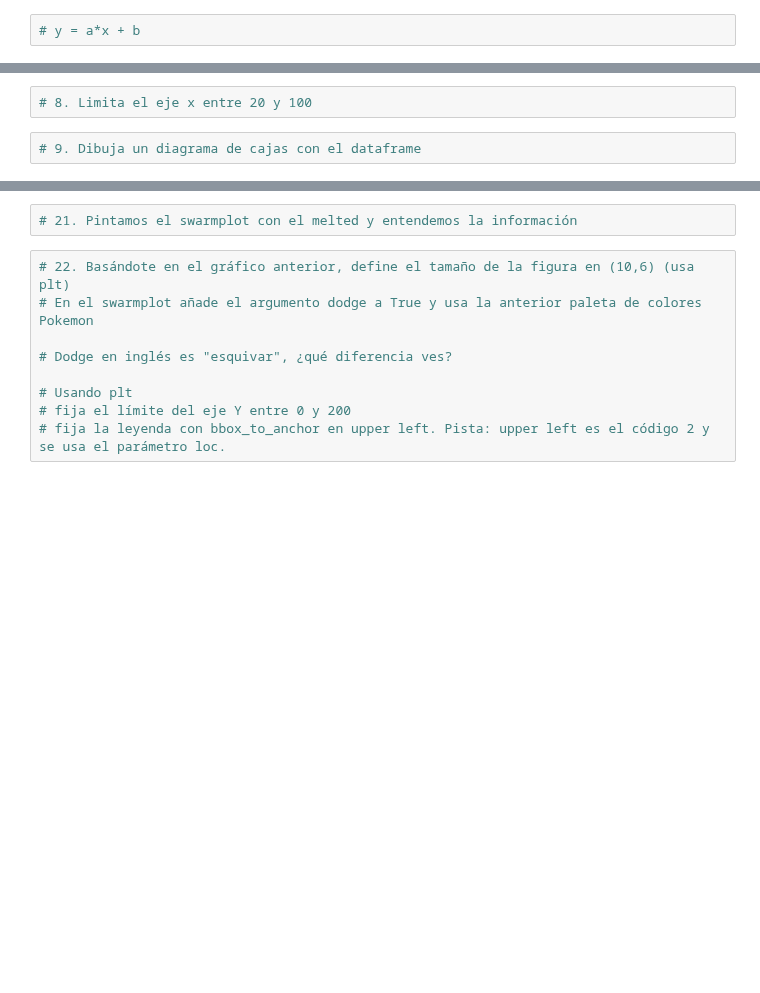
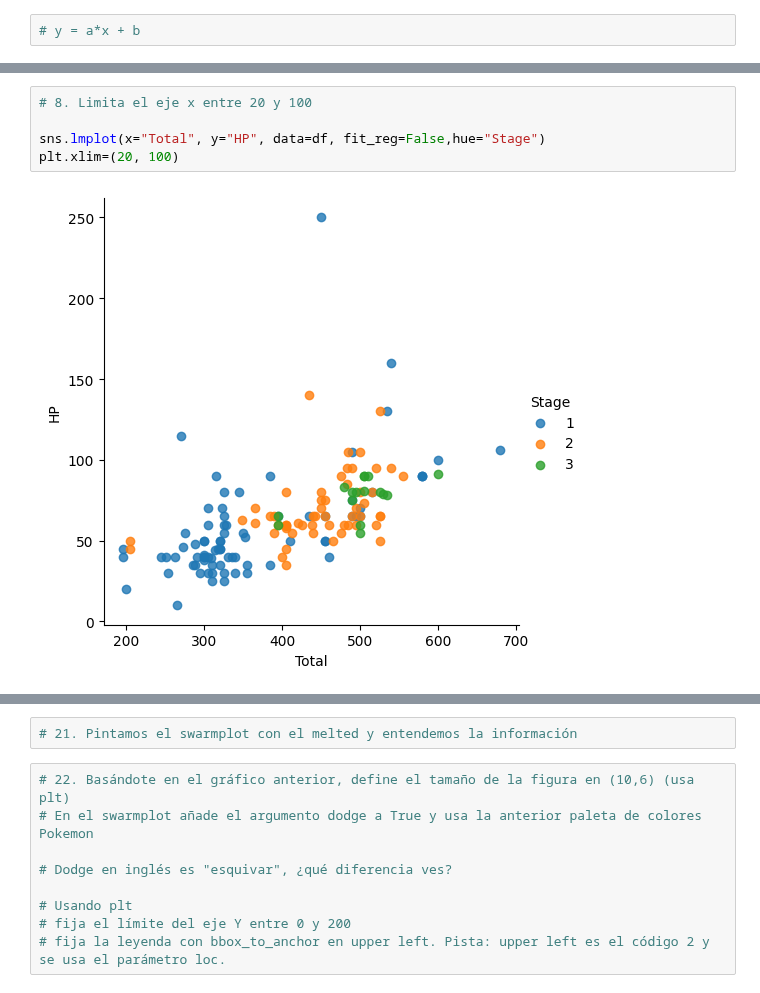
Before and after one commit to MikelTelo/dsft2409_mikeltelo, a Jupyter notebook: 2409_dsft_thebridge_core/2-Data_Analysis/6-Visualización/2-Seaborn/Ejercicios/ejercicios_Seaborn.ipynb, the cells around one changed output, grey strips where cells are left out. Drawn from its saved outputs; the diff is of its cells as text; blank space fills up the shorter version.

```diff
--- a/2409_dsft_thebridge_core/2-Data_Analysis/6-Visualización/2-Seaborn/Ejercicios/ejercicios_Seaborn.ipynb
+++ b/2409_dsft_thebridge_core/2-Data_Analysis/6-Visualización/2-Seaborn/Ejercicios/ejercicios_Seaborn.ipynb
@@ -20,4 +84,7 @@
 # %%
 # 8. Limita el eje x entre 20 y 100
+
+sns.lmplot(x="Total", y="HP", data=df, fit_reg=False,hue="Stage")
+plt.xlim=(20, 100)
+# %% [output]
+[figure, added]
-# %%
-# 9. Dibuja un diagrama de cajas con el dataframe
```
Also changed, not shown: parts of 26 cells of this notebook.
